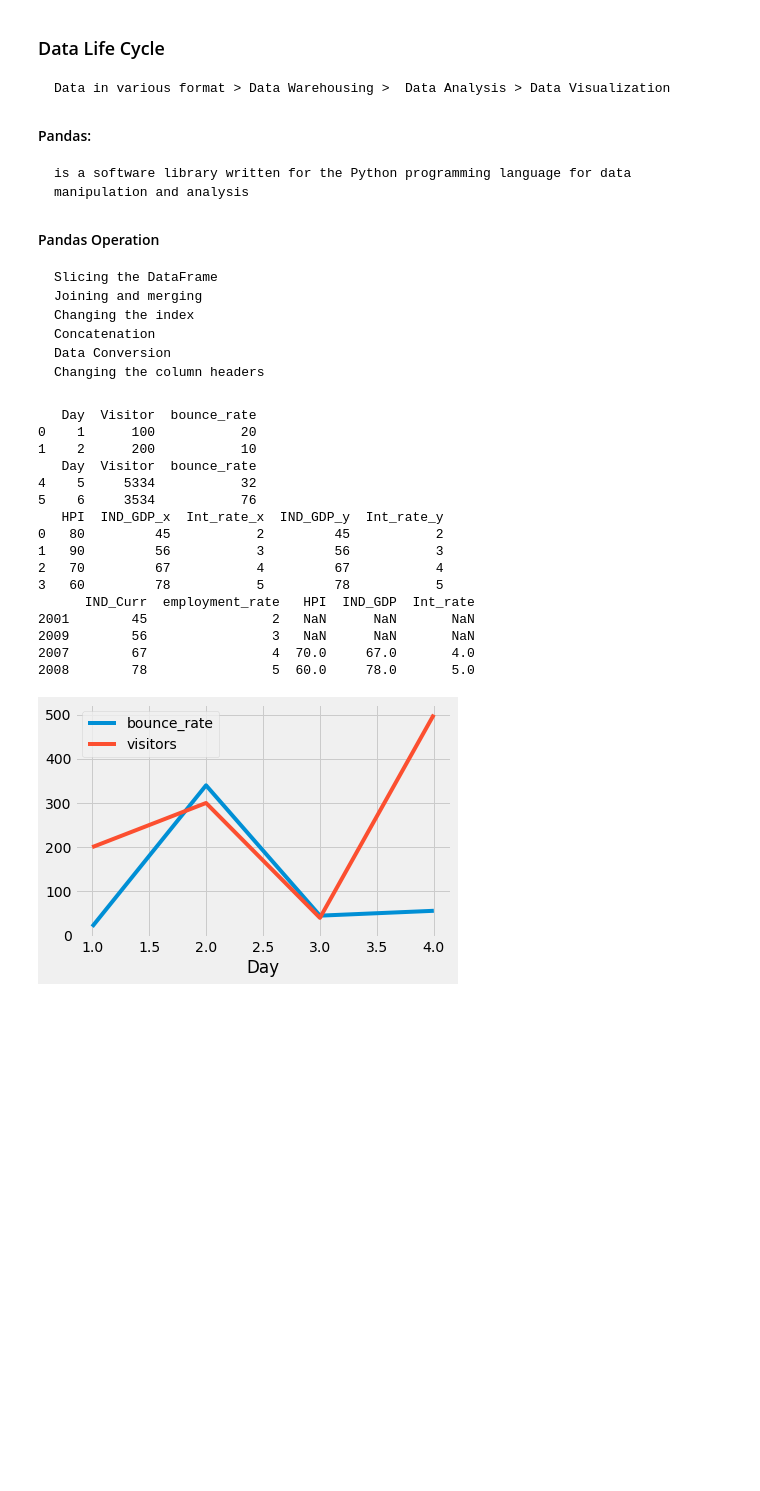
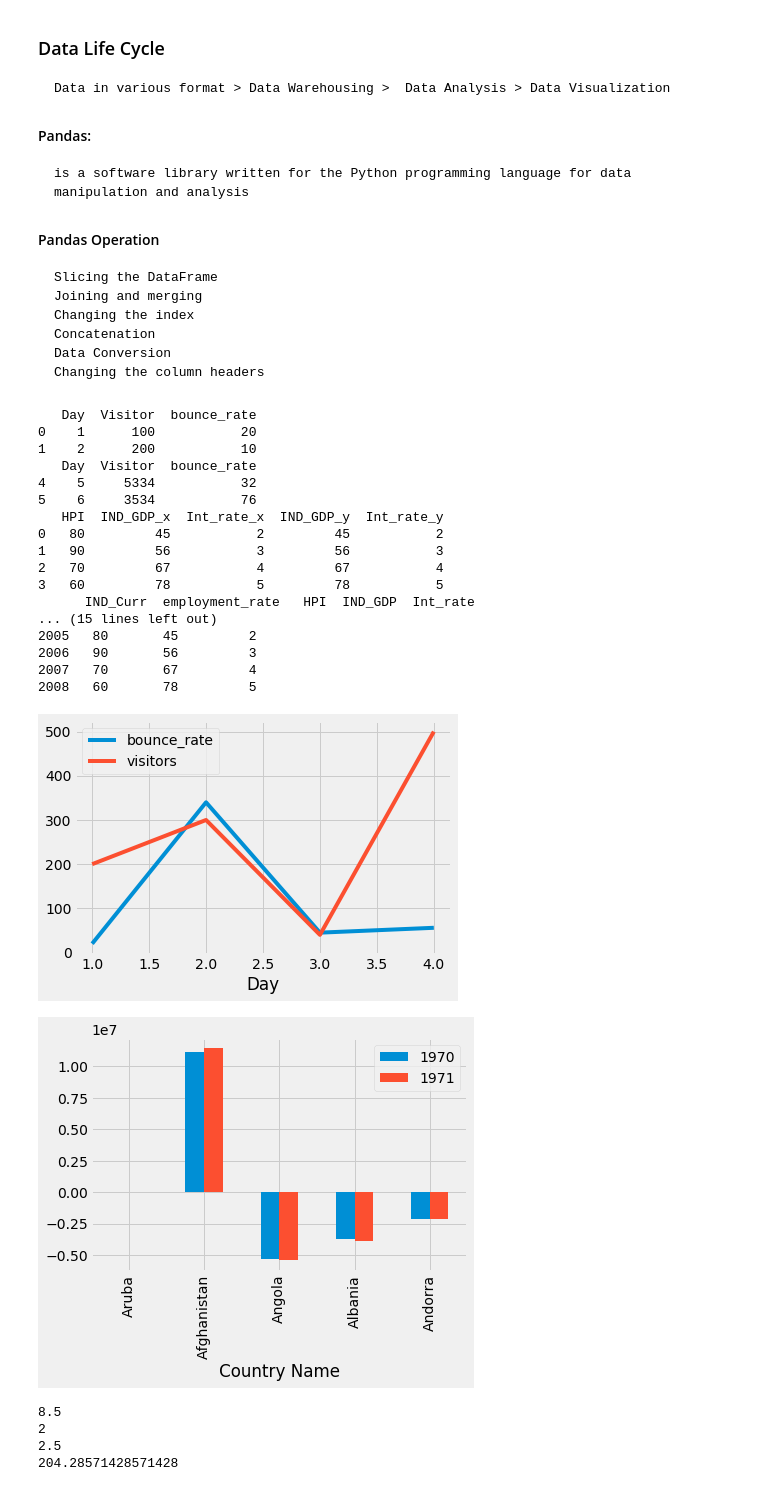
Before and after one commit to shantanu9/python3, a Jupyter notebook: Python for Data Analysis - pandas.ipynb, the cells around one changed output. Drawn from its saved outputs; the diff is of its cells as text; code cells hidden in the pictures; blank space fills up the shorter version.

```diff
--- a/Python for Data Analysis - pandas.ipynb
+++ b/Python for Data Analysis - pandas.ipynb
@@ -74,34 +74,87 @@ print (joined)
 %matplotlib inline
 import matplotlib.pyplot as plt
 from matplotlib import style
 style.use("fivethirtyeight")
 
 df4 = pd.DataFrame({
     "Day": [1,2,3,4],
     "visitors":[200,300,40,500],
     "bounce_rate":[20,340,45,56]
 })
 
 df4.set_index("Day", inplace =True)  # changing index
 #print (df4)
 
 df4.plot()        # to plot the graph using matplotlib
+#plt.show()
+
+df4 = df4.rename(columns={"visitors":"users"}) # changing column headers
+print (df4)
+
+
+# concatanation
+
+concat = pd.concat([df1,df2])
+print (concat)
+
+# data munching
+
+data = pd.read_csv("/home/shantanu/Documents/Desktop/Document/AWS-CDA/credentials.csv") # to read .csv
+data.to_html("data_in.html") # to convert .csv to html
+
+
+# to analyze population data
+
+population = pd.read_csv("/home/shantanu/Documents/Python3/python3/population_data.csv")
+
+dfp = population.head(5)
+dfp = dfp.set_index(["Country Name"])
+
+sd = dfp.reindex(columns=['1970','1971'])
+
+p = sd.diff(axis=0)
+p.plot(kind = 'bar')
 plt.show()
+
+
+# statistics
+
+from statistics import mean
+
+print (mean([1,2,3,4,43,2,11,2]))
+
+from statistics import mode
+
+print (mode([1,2,3,4,43,2,11,2]))
+
+from statistics import median
+
+print (median([1,2,3,4,43,2,11,2]))
+
+from statistics import variance
+
+print (variance([1,2,3,4,43,2,11,2]))
 # %% [output]
    Day  Visitor  bounce_rate
 0    1      100           20
 1    2      200           10
    Day  Visitor  bounce_rate
 4    5     5334           32
 5    6     3534           76
    HPI  IND_GDP_x  Int_rate_x  IND_GDP_y  Int_rate_y
 0   80         45           2         45           2
 1   90         56           3         56           3
 2   70         67           4         67           4
 3   60         78           5         78           5
       IND_Curr  employment_rate   HPI  IND_GDP  Int_rate
-2001        45                2   NaN      NaN       NaN
-2009        56                3   NaN      NaN       NaN
-2007        67                4  70.0     67.0       4.0
-2008        78                5  60.0     78.0       5.0
+... (15 lines left out)
+2005   80       45         2
+2006   90       56         3
+2007   70       67         4
+2008   60       78         5
 [figure]
+[figure, added]
+8.5
+2
+2.5
+204.28571428571428
```
Also changed, not shown: 4 other files.
